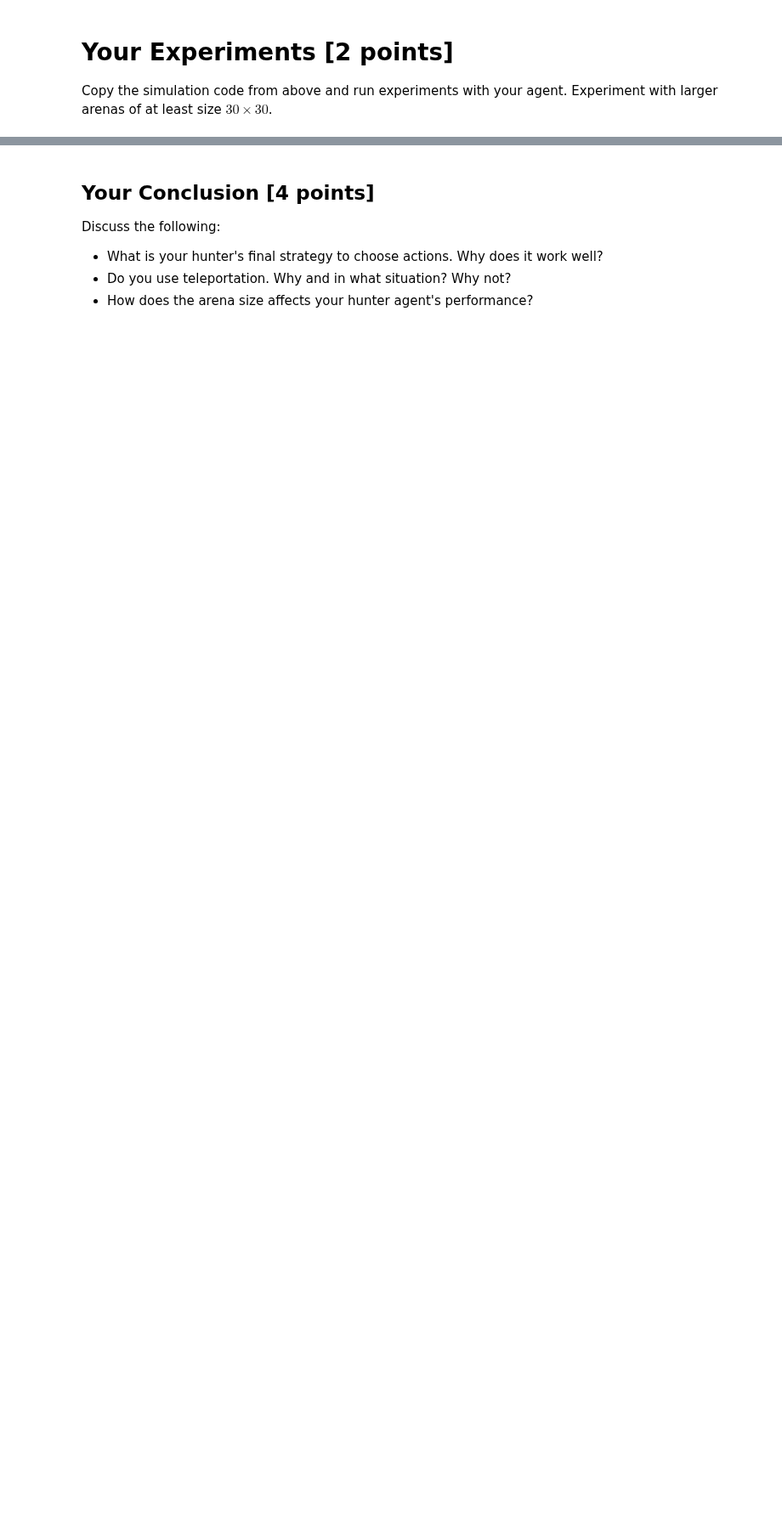
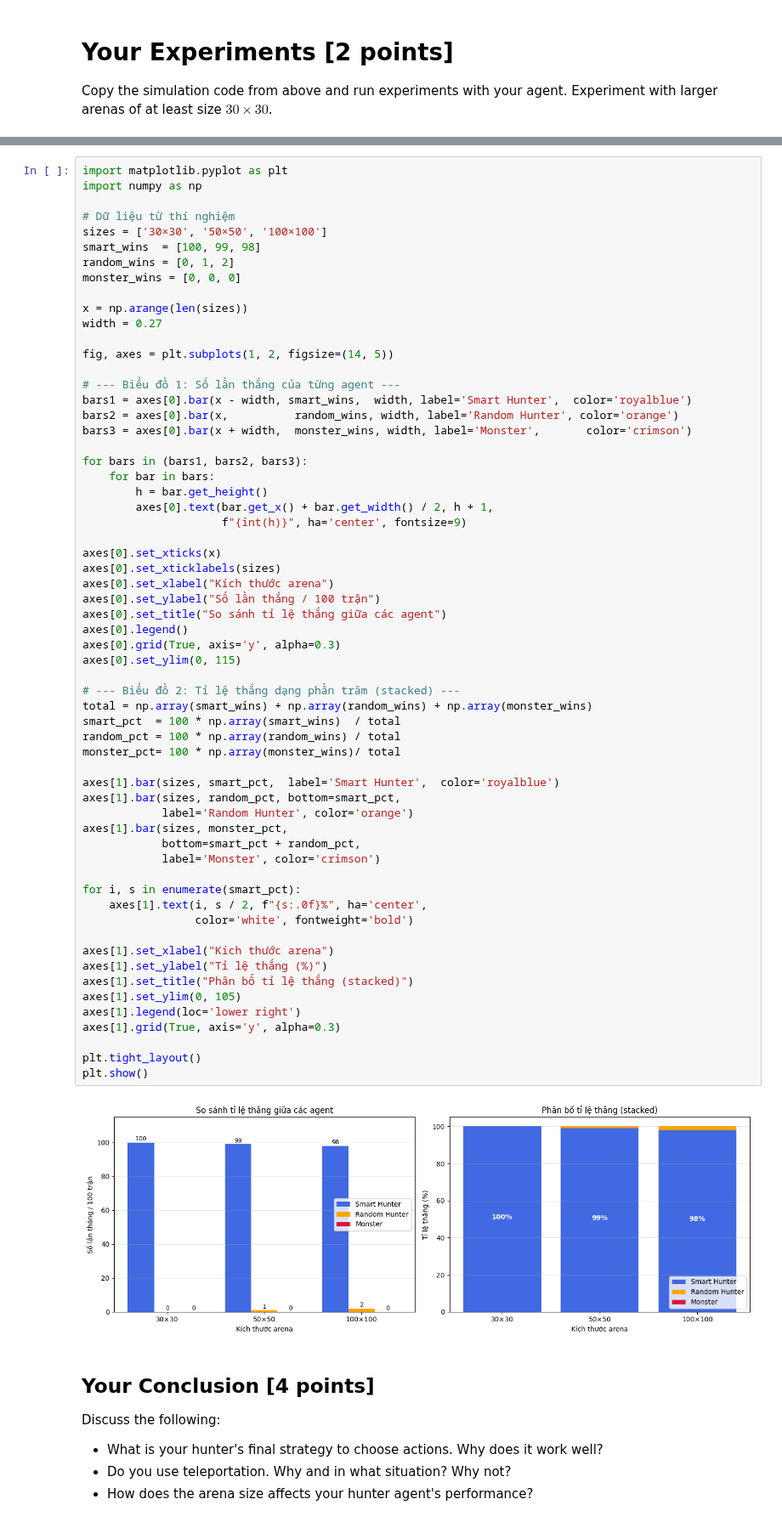
Before and after one commit to minhhailtv6a1/Team_Project_TTNTNC_2025_2026, a Jupyter notebook: lab01 - Agent/gridhunt_multiagent_mini_assignment.ipynb, the cells around one changed output, grey strips where cells are left out. Shown at 85% size. Drawn from its saved outputs; the diff is of its cells as text; blank space fills up the shorter version.

```diff
--- a/lab01 - Agent/gridhunt_multiagent_mini_assignment.ipynb
+++ b/lab01 - Agent/gridhunt_multiagent_mini_assignment.ipynb
@@ -263,3 +395,66 @@ Experiment with larger arenas of at least size $30 \times 30$.
+# %%
+import matplotlib.pyplot as plt
+import numpy as np
+
+# Dữ liệu từ thí nghiệm
+sizes = ['30×30', '50×50', '100×100']
+smart_wins  = [100, 99, 98]
+random_wins = [0, 1, 2]
+monster_wins = [0, 0, 0]
+
+x = np.arange(len(sizes))
+width = 0.27
+
+fig, axes = plt.subplots(1, 2, figsize=(14, 5))
+
+# --- Biểu đồ 1: Số lần thắng của từng agent ---
+bars1 = axes[0].bar(x - width, smart_wins,  width, label='Smart Hunter',  color='royalblue')
+bars2 = axes[0].bar(x,          random_wins, width, label='Random Hunter', color='orange')
+bars3 = axes[0].bar(x + width,  monster_wins, width, label='Monster',       color='crimson')
+
+for bars in (bars1, bars2, bars3):
+    for bar in bars:
+        h = bar.get_height()
+        axes[0].text(bar.get_x() + bar.get_width() / 2, h + 1,
+                     f"{int(h)}", ha='center', fontsize=9)
+
+axes[0].set_xticks(x)
+axes[0].set_xticklabels(sizes)
+axes[0].set_xlabel("Kích thước arena")
+axes[0].set_ylabel("Số lần thắng / 100 trận")
+axes[0].set_title("So sánh tỉ lệ thắng giữa các agent")
+axes[0].legend()
+axes[0].grid(True, axis='y', alpha=0.3)
+axes[0].set_ylim(0, 115)
+
+# --- Biểu đồ 2: Tỉ lệ thắng dạng phần trăm (stacked) ---
+total = np.array(smart_wins) + np.array(random_wins) + np.array(monster_wins)
+smart_pct  = 100 * np.array(smart_wins)  / total
+random_pct = 100 * np.array(random_wins) / total
+monster_pct= 100 * np.array(monster_wins)/ total
+
+axes[1].bar(sizes, smart_pct,  label='Smart Hunter',  color='royalblue')
+axes[1].bar(sizes, random_pct, bottom=smart_pct,
+            label='Random Hunter', color='orange')
+axes[1].bar(sizes, monster_pct,
+            bottom=smart_pct + random_pct,
+            label='Monster', color='crimson')
+
+for i, s in enumerate(smart_pct):
+    axes[1].text(i, s / 2, f"{s:.0f}%", ha='center',
+                 color='white', fontweight='bold')
+
+axes[1].set_xlabel("Kích thước arena")
+axes[1].set_ylabel("Tỉ lệ thắng (%)")
+axes[1].set_title("Phân bố tỉ lệ thắng (stacked)")
+axes[1].set_ylim(0, 105)
+axes[1].legend(loc='lower right')
+axes[1].grid(True, axis='y', alpha=0.3)
+
+plt.tight_layout()
+plt.show()
+# %% [output]
+[figure, added]
 # %% [markdown]
 ## Your Conclusion [4 points]
 
```
Also changed, not shown: parts of 16 cells of this notebook, 1 other file.
